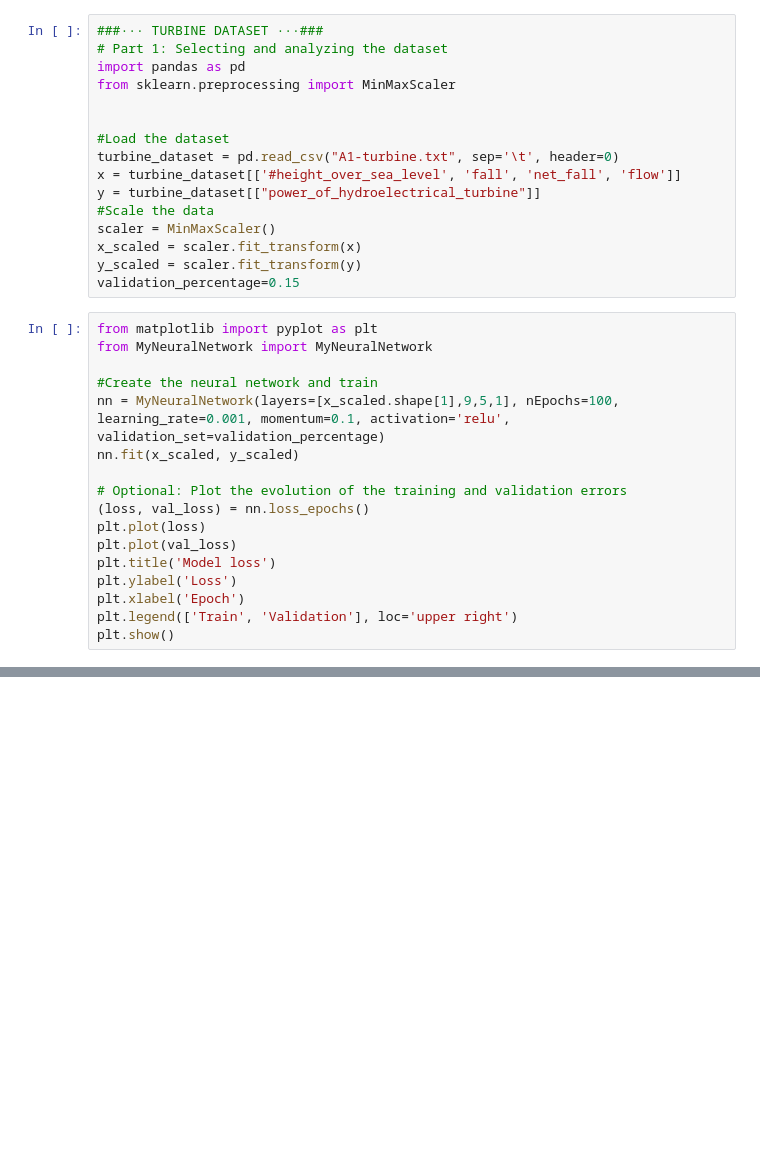
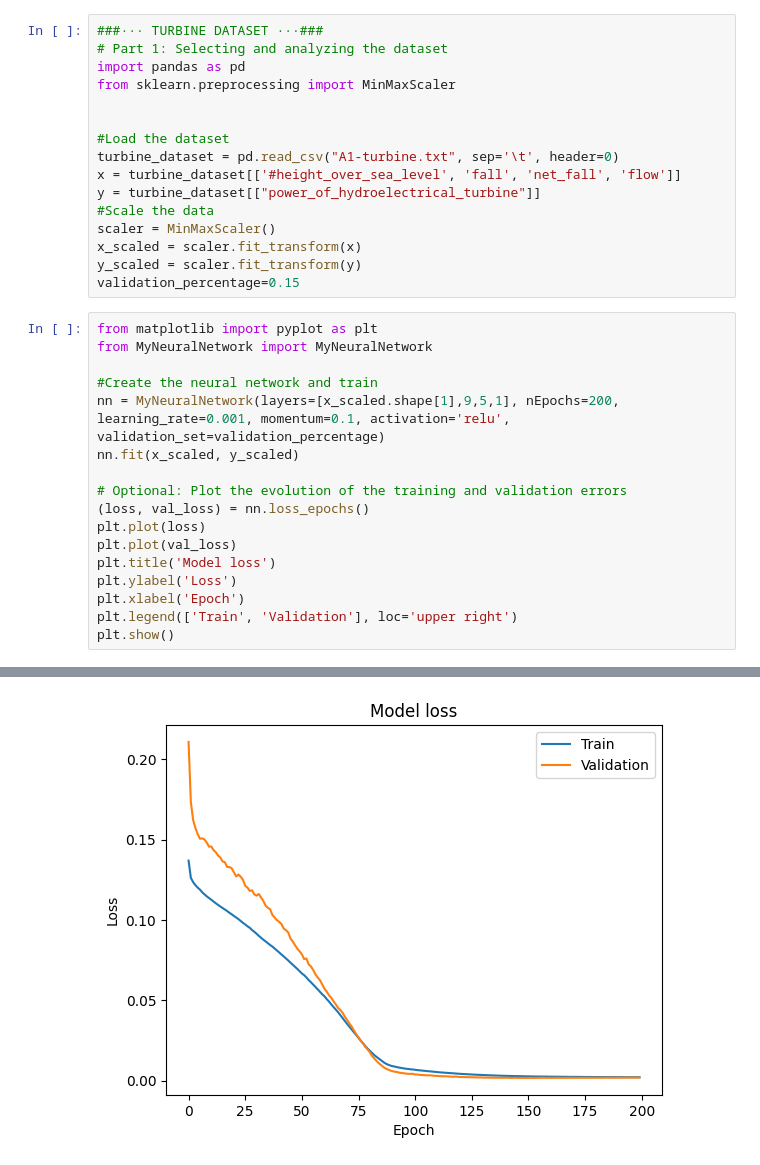
Before and after one commit to danielDiezURV/A1_Back_Propagation, a Jupyter notebook: NN-A1-turbine-Test.ipynb, the cells around one changed output, grey strips where cells are left out. Drawn from its saved outputs; the diff is of its cells as text; blank space fills up the shorter version.

```diff
--- a/NN-A1-turbine-Test.ipynb
+++ b/NN-A1-turbine-Test.ipynb
@@ -19,7 +19,7 @@ from matplotlib import pyplot as plt
 from MyNeuralNetwork import MyNeuralNetwork
 
 #Create the neural network and train
-nn = MyNeuralNetwork(layers=[x_scaled.shape[1],9,5,1], nEpochs=100, learning_rate=0.001, momentum=0.1, activation='relu', validation_set=validation_percentage)
+nn = MyNeuralNetwork(layers=[x_scaled.shape[1],9,5,1], nEpochs=200, learning_rate=0.001, momentum=0.1, activation='relu', validation_set=validation_percentage)
 nn.fit(x_scaled, y_scaled)
 
 # Optional: Plot the evolution of the training and validation errors
@@ -31,3 +31,4 @@ plt.ylabel('Loss')
 plt.xlabel('Epoch')
 plt.legend(['Train', 'Validation'], loc='upper right')
 plt.show()
+# %% [output]
@@ -34,3 +52,4 @@ plt.show()
+[figure, added]
 # %%
 from sklearn.model_selection import train_test_split
 from sklearn.metrics import *
```
Also changed, not shown: parts of 2 cells of this notebook.
